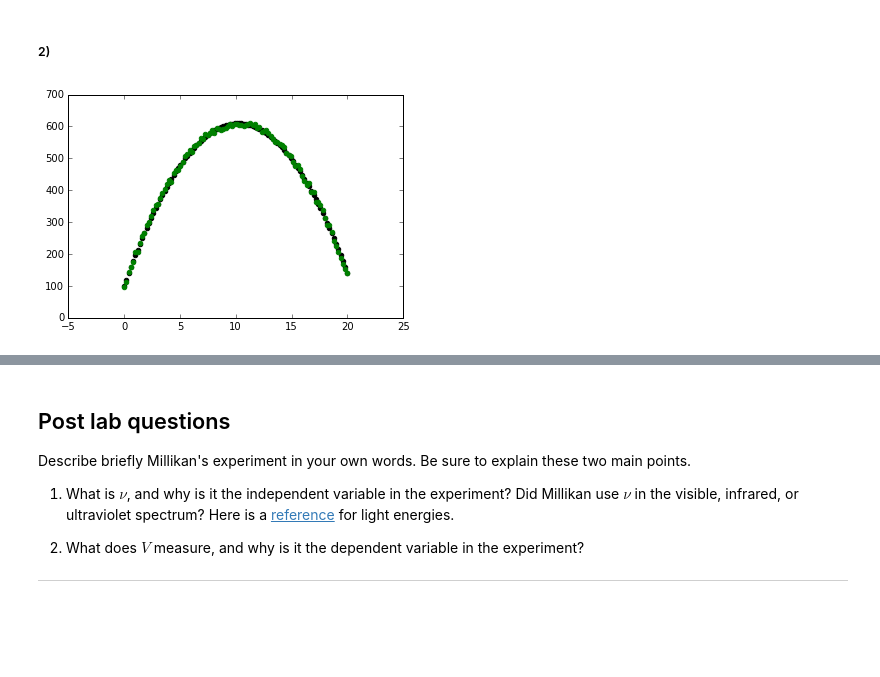
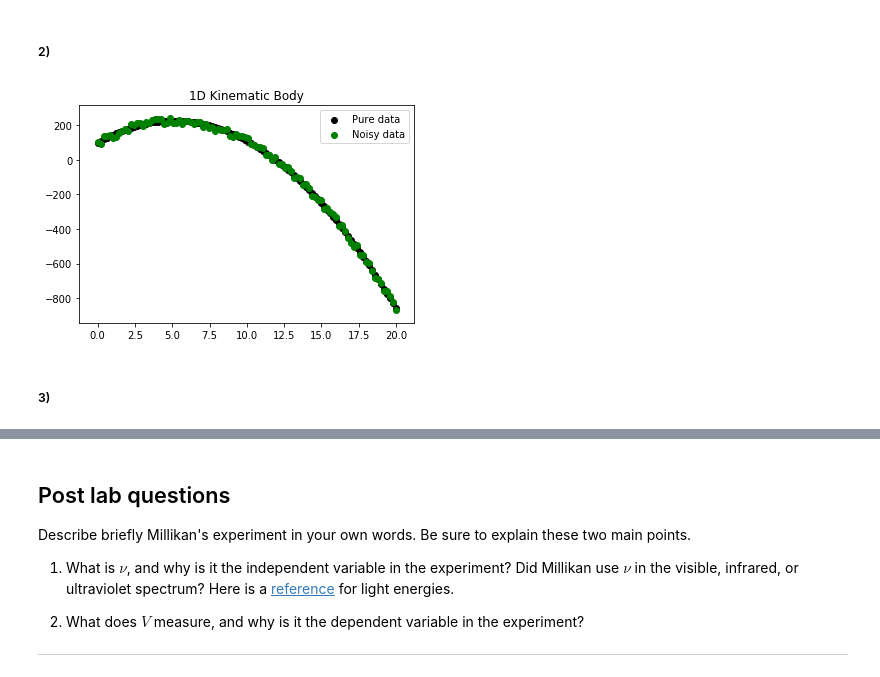
Before and after one commit to DannieWright/Labs, a Jupyter notebook: Lab2/Lab2 - Curve Fitting.ipynb, the cells around one changed output, grey strips where cells are left out. Saved outputs shown, nothing was run; the diff lists cells and outputs as text; code cells hidden in the pictures; blank space fills up the shorter version.

```diff
--- a/Lab2/Lab2 - Curve Fitting.ipynb
+++ b/Lab2/Lab2 - Curve Fitting.ipynb
@@ -354,17 +377,38 @@ xValues, velocityValues = position (timeValues, -9.8, 100, 100)
+# %%
+import numpy as np
+import matplotlib.pyplot as plt
+
+timeValues = np.linspace (0, 20, 100)
+acceleration = -9.8
+xPosi = 100
+velocityi = 50
+
+xPos, velocityValues = position (timeValues, acceleration, velocityi, xPosi)
 # %% [markdown]
 ##### 2)
 # %%
 import random
 
-randomVariation = 10
-xValues_noise = []
+randomVariation = 20
+xPos_noise = []
+velocity_noise = []
 
-for x in xValues:
-    xValues_noise.append (x + random.uniform (-randomVariation, randomVariation))
+fig, ax = plt.subplots ()
 
-plt.scatter (timeValues, xValues, color="black")
-plt.scatter (timeValues, xValues_noise, color="green")
+for x in xPos:
+    xPos_noise.append (x + random.uniform (-randomVariation, randomVariation))
+
+for v in velocityValues:
+    velocity_noise.append (v + random.uniform (-randomVariation, randomVariation))
+
+plt.title ("1D Kinematic Body")
+ax.scatter (timeValues, xPos, color="black", label = "Pure data")
+ax.scatter (timeValues, xPos_noise, color="green", label = "Noisy data")
+ax.legend ()
+
 
 plt.show ()
 # %% [output]
-[figure, old version]
+[figure, new version]
+# %% [markdown]
+##### 3)
```
Also changed, not shown: parts of 13 cells of this notebook, 1 other file.
